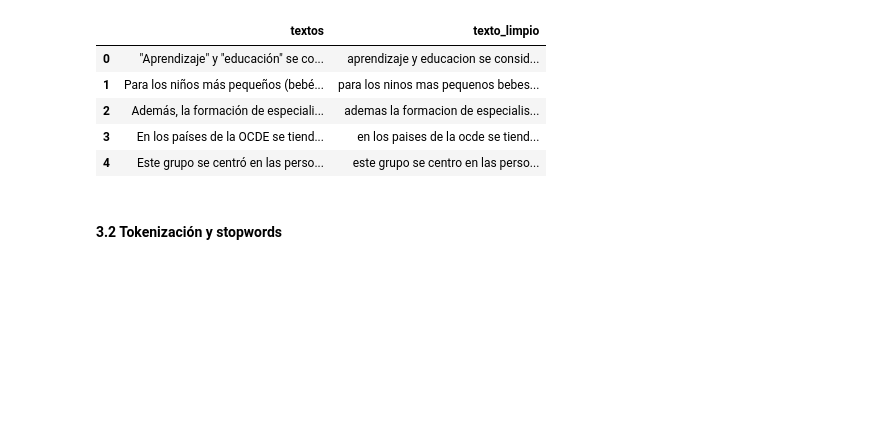
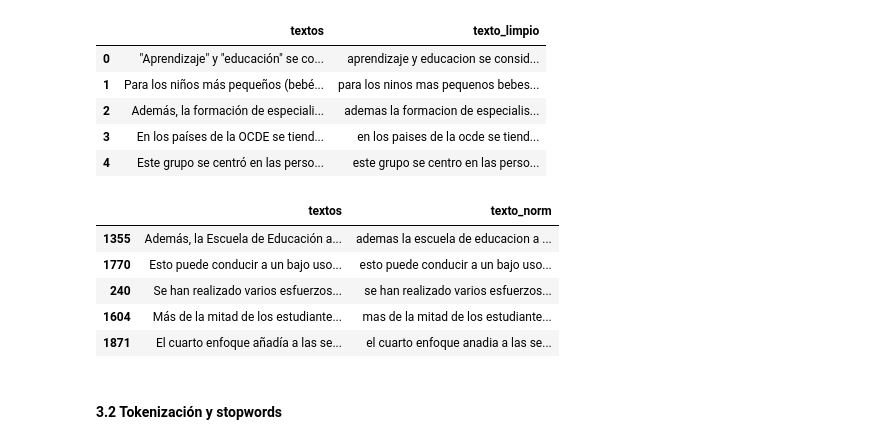
Before and after one commit to carvafel/Proyecto-1---BI, a Jupyter notebook: analisis.ipynb, the cells around one changed output. Drawn from its saved outputs; the diff is of its cells as text; code cells hidden in the pictures; blank space fills up the shorter version.

```diff
--- a/analisis.ipynb
+++ b/analisis.ipynb
@@ -266,6 +266,35 @@ data[['textos','texto_limpio']].head(5)
 | 2 | Además, la formación de especiali... | ademas la formacion de especialis... |
 | 3 | En los países de la OCDE se tiend... | en los paises de la ocde se tiend... |
 | 4 | Este grupo se centró en las perso... | este grupo se centro en las perso... |
+# %%
+import re, unidecode
+import pandas as pd
+
+def normalizar(texto: str) -> str:
+    t = str(texto)
+    t = t.lower()
+    t = unidecode.unidecode(t)
+    t = re.sub(r"http\S+|www\S+|https\S+", " ", t)      # URLs
+    t = re.sub(r"\S+@\S+", " ", t)                      # correos
+    t = re.sub(r"@\w+|#\w+", " ", t)                    # @menciones y hashtags
+    t = re.sub(r"\d+", " ", t)                          # números
+    t = re.sub(r"[^\w\s]", " ", t)                      # signos y símbolos
+    t = re.sub(r"\s+", " ", t).strip()                  # espacios múltiples
+    return t
+
+data = data.copy()
+data["texto_norm"] = data["textos"].apply(normalizar)
+
+# Muestra de 5 ejemplos reales
+ej_norm = data.sample(5, random_state=7)[["textos", "texto_norm"]]
+ej_norm
+# %% [output]
+|  | textos | texto_norm |
+| 1355 | Además, la Escuela de Educación a... | ademas la escuela de educacion a ... |
+| 1770 | Esto puede conducir a un bajo uso... | esto puede conducir a un bajo uso... |
+| 240 | Se han realizado varios esfuerzos... | se han realizado varios esfuerzos... |
+| 1604 | Más de la mitad de los estudiante... | mas de la mitad de los estudiante... |
+| 1871 | El cuarto enfoque añadía a las se... | el cuarto enfoque anadia a las se... |
 # %% [markdown]
 #### 3.2 Tokenización y stopwords
 # %% [markdown]
```
Also changed, not shown: parts of 5 cells of this notebook.
